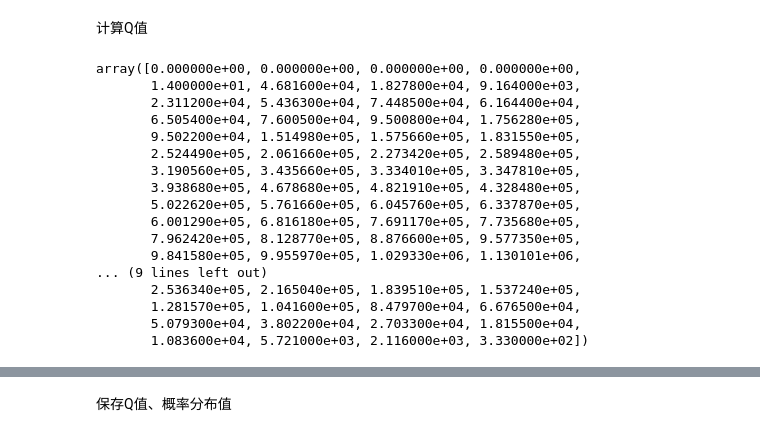
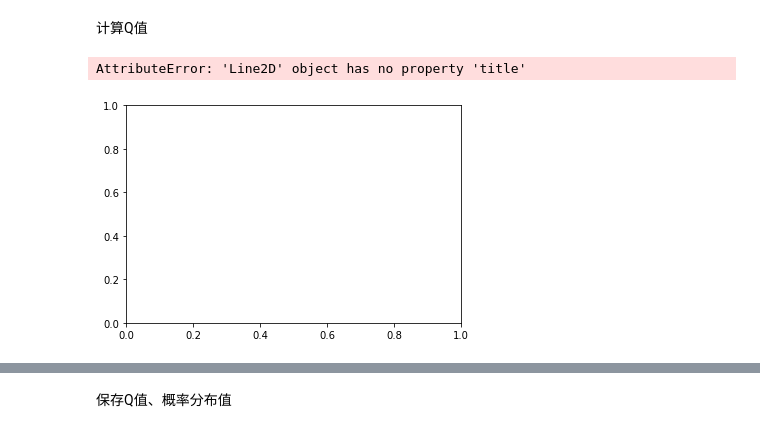
Before and after one commit to bgbaizh/GlassViewer, a Jupyter notebook: glassviewer/glassviewer.ipynb, the cells around one changed output, grey strips where cells are left out. Saved outputs shown, nothing was run; the diff lists cells and outputs as text; code cells hidden in the pictures.

```diff
--- a/glassviewer/glassviewer.ipynb
+++ b/glassviewer/glassviewer.ipynb
@@ -41,20 +42,6 @@ rdf, r,hist=sys1.calculate_rdf()
-# %%
-hist
-# %% [output]
-array([0.000000e+00, 0.000000e+00, 0.000000e+00, 0.000000e+00,
-       1.400000e+01, 4.681600e+04, 1.827800e+04, 9.164000e+03,
-       2.311200e+04, 5.436300e+04, 7.448500e+04, 6.164400e+04,
-       6.505400e+04, 7.600500e+04, 9.500800e+04, 1.756280e+05,
-       9.502200e+04, 1.514980e+05, 1.575660e+05, 1.831550e+05,
-       2.524490e+05, 2.061660e+05, 2.273420e+05, 2.589480e+05,
-       3.190560e+05, 3.435660e+05, 3.334010e+05, 3.347810e+05,
-       3.938680e+05, 4.678680e+05, 4.821910e+05, 4.328480e+05,
-       5.022620e+05, 5.761660e+05, 6.045760e+05, 6.337870e+05,
-       6.001290e+05, 6.816180e+05, 7.691170e+05, 7.735680e+05,
-       7.962420e+05, 8.128770e+05, 8.876600e+05, 9.577350e+05,
-       9.841580e+05, 9.955970e+05, 1.029330e+06, 1.130101e+06,
-... (9 lines left out)
-       2.536340e+05, 2.165040e+05, 1.839510e+05, 1.537240e+05,
-       1.281570e+05, 1.041600e+05, 8.479700e+04, 6.676500e+04,
-       5.079300e+04, 3.802200e+04, 2.703300e+04, 1.815500e+04,
-       1.083600e+04, 5.721000e+03, 2.116000e+03, 3.330000e+02])
+# %%
+bad, r=sys1.calculate_bad()
+plt.plot(r,bad,title='bad')
+# %% [output]
+AttributeError: 'Line2D' object has no property 'title'
+[figure, added]
```
Also changed, not shown: parts of 9 cells of this notebook, 6 other files.
